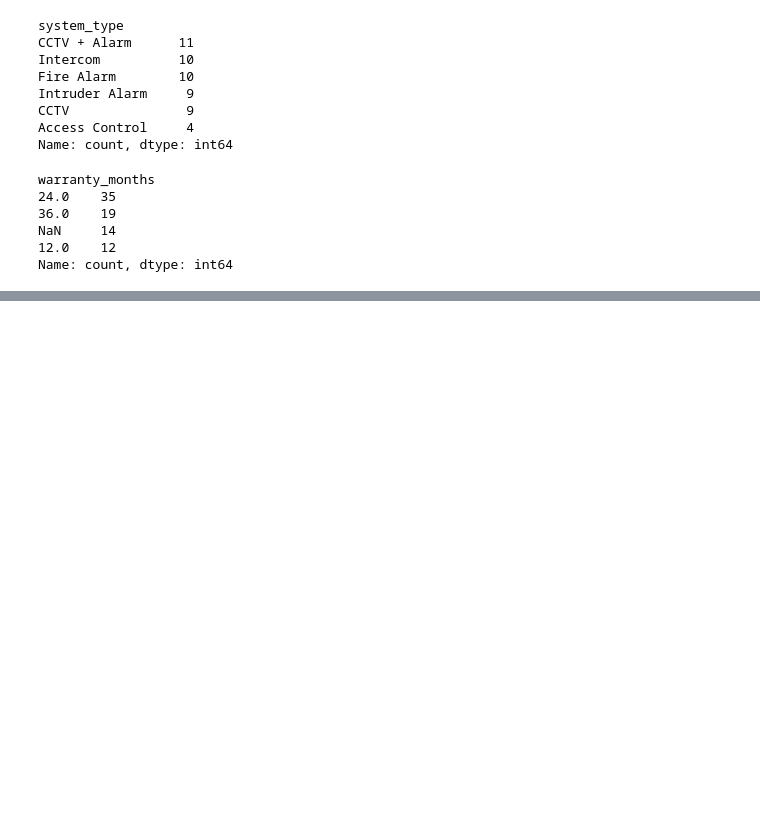
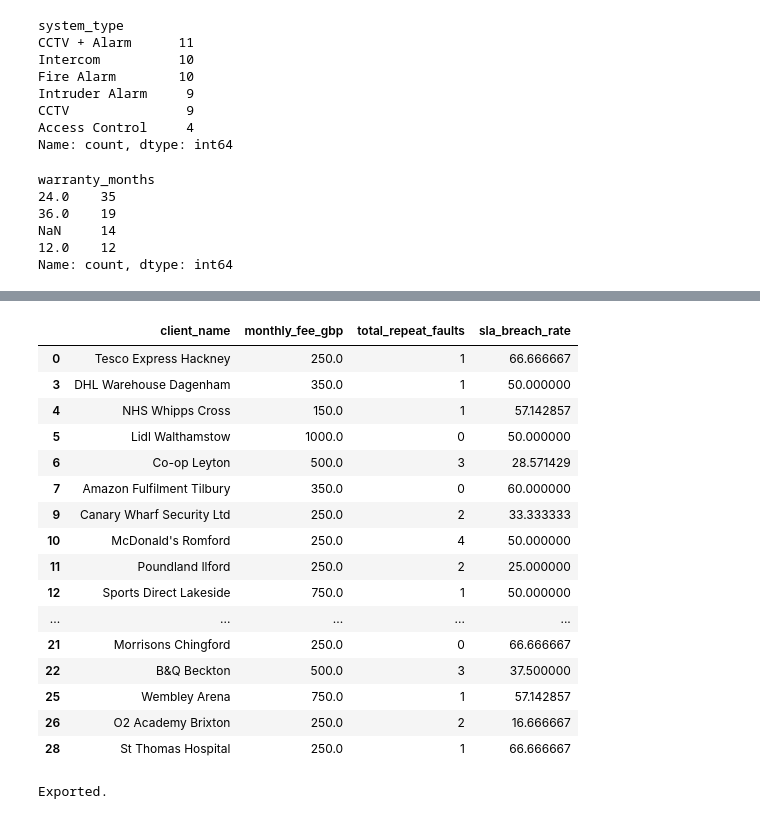
Before and after one commit to Tansoydan/Operations-Simulation, a Jupyter notebook: data_cleaning.ipynb, the cells around one changed output, grey strips where cells are left out. Cells and saved outputs as stored; diff of their text form; code cells hidden in the pictures; blank space fills up the shorter version.

Commit message:
completed sql master table and KPIs

```diff
--- a/data_cleaning.ipynb
+++ b/data_cleaning.ipynb
@@ -298,0 +391,28 @@ dtype: object
+# %%
+master = pd.read_sql('''
+    SELECT
+        c.client_id,
+        c.client_name,
+        c.region,
+        c.contract_type,
+        c.monthly_fee_gbp,
+        COUNT(DISTINCT i.job_id) as total_installs,
+        SUM(DISTINCT i.install_cost_gbp) as total_install_revenue,
+        COALESCE(co.total_callouts, 0) as total_callouts,
+        COALESCE(co.total_sla_breaches, 0) as total_sla_breaches,
+        COALESCE(co.total_repeat_faults, 0) as total_repeat_faults,
+        co.avg_response_hrs
+    FROM clients c
+    LEFT JOIN installations i ON i.client_ref = c.client_id
+    LEFT JOIN (
+        SELECT
+            client_id,
+            COUNT(*) as total_callouts,
+            SUM(sla_breached) as total_sla_breaches,
+            SUM(repeat_fault) as total_repeat_faults,
+            ROUND(AVG(response_hrs), 1) as avg_response_hrs
+        FROM callouts
+        GROUP BY client_id
+    ) co ON co.client_id = c.client_id
+    GROUP BY c.client_id
+''', conn)
@@ -298,0 +471,32 @@ dtype: object
+# %%
+master['high_repeat_faults'] = master['total_repeat_faults'] >= 2
+# %%
+master['sla_breach_rate'] = master['total_sla_breaches'] / master['total_callouts'] * 100
+master['high_sla_breach'] = master['sla_breach_rate'] > 40
+# %%
+master['at_risk'] = master['high_repeat_faults'] | master['high_sla_breach']
+# %%
+master[master['at_risk'] == True][['client_name', 'monthly_fee_gbp', 'total_repeat_faults', 'sla_breach_rate']]
+# %% [output]
+|  | client_name | monthly_fee_gbp | total_repeat_faults | sla_breach_rate |
+| 0 | Tesco Express Hackney | 250.0 | 1 | 66.666667 |
+| 3 | DHL Warehouse Dagenham | 350.0 | 1 | 50.000000 |
+| 4 | NHS Whipps Cross | 150.0 | 1 | 57.142857 |
+| 5 | Lidl Walthamstow | 1000.0 | 0 | 50.000000 |
+| 6 | Co-op Leyton | 500.0 | 3 | 28.571429 |
+| 7 | Amazon Fulfilment Tilbury | 350.0 | 0 | 60.000000 |
+| 9 | Canary Wharf Security Ltd | 250.0 | 2 | 33.333333 |
+| 10 | McDonald's Romford | 250.0 | 4 | 50.000000 |
+| 11 | Poundland Ilford | 250.0 | 2 | 25.000000 |
+| 12 | Sports Direct Lakeside | 750.0 | 1 | 50.000000 |
+| ... | ... | ... | ... | ... |
+| 21 | Morrisons Chingford | 250.0 | 0 | 66.666667 |
+| 22 | B&Q Beckton | 500.0 | 3 | 37.500000 |
+| 25 | Wembley Arena | 750.0 | 1 | 57.142857 |
+| 26 | O2 Academy Brixton | 250.0 | 2 | 16.666667 |
+| 28 | St Thomas Hospital | 250.0 | 1 | 66.666667 |
+# %%
+master.to_csv('master.csv', index=False)
+print('Exported.')
+# %% [output]
+Exported.
```
Also changed, not shown: parts of 15 cells of this notebook.
